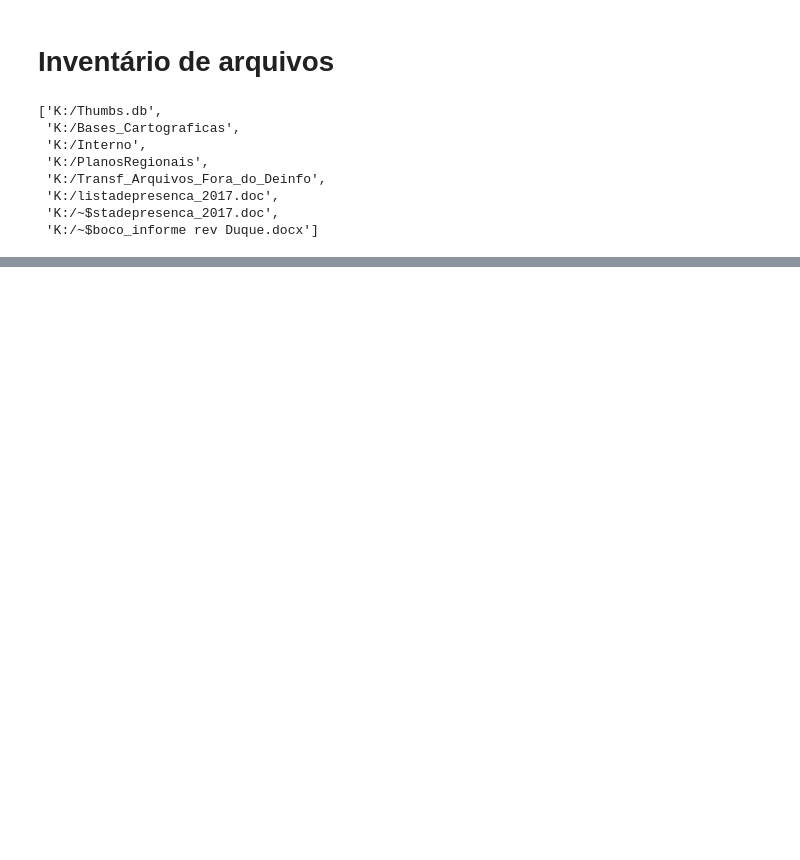
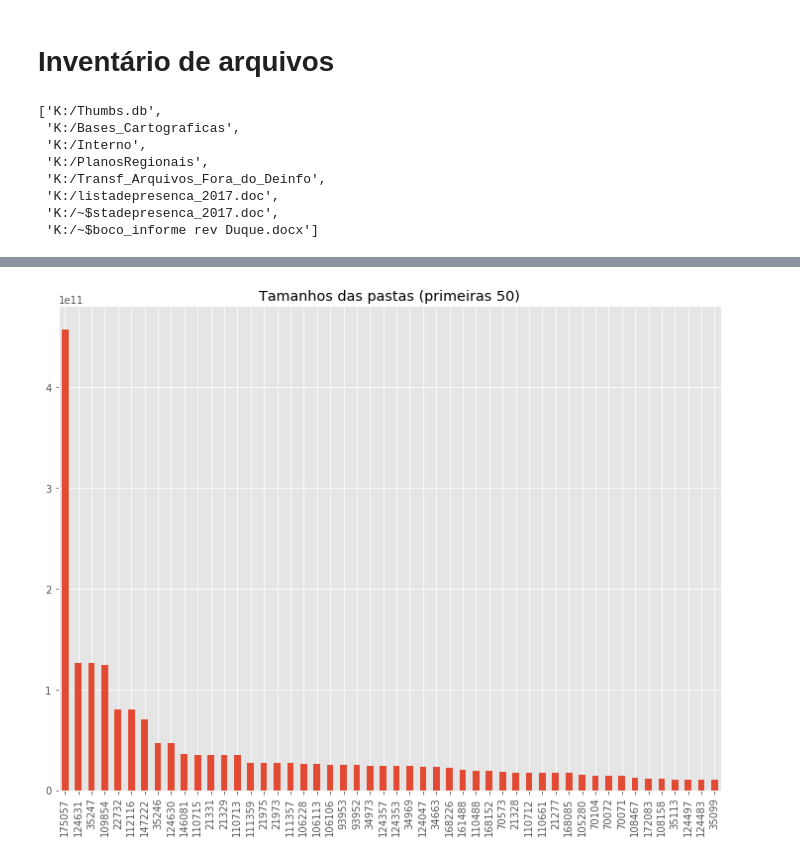
Before and after one commit to geoinfo-smdu/inventario-de-arquivos, a Jupyter notebook: Inventário de arquivos.ipynb, the cells around one changed output, grey strips where cells are left out. Saved outputs shown, nothing was run; the diff lists cells and outputs as text; code cells hidden in the pictures; blank space fills up the shorter version.

```diff
--- a/Inventário de arquivos.ipynb
+++ b/Inventário de arquivos.ipynb
@@ -30,0 +108,17 @@ filepaths
+# %%
+plt.figure(figsize=(12,9))
+
+with plt.style.context('ggplot'):
+    # Filter the data set to only folders
+    df_folders = df[df['folder']]
+    # Set the name to be the index (so we can use it as a label later)
+
+    #df_folders.set_index('name', inplace=True)
+
+    # Sort the folders by size
+    df_folders = df_folders.sort_values(by='size', ascending=False)
+
+    # Show the size of the largest 50 folders as a bar plot
+    df_folders['size'][:50].plot(kind='bar', color='C0', title='Tamanhos das pastas (primeiras 50)');
+# %% [output]
+[figure, added]
```
Also changed, not shown: parts of 16 cells of this notebook.
